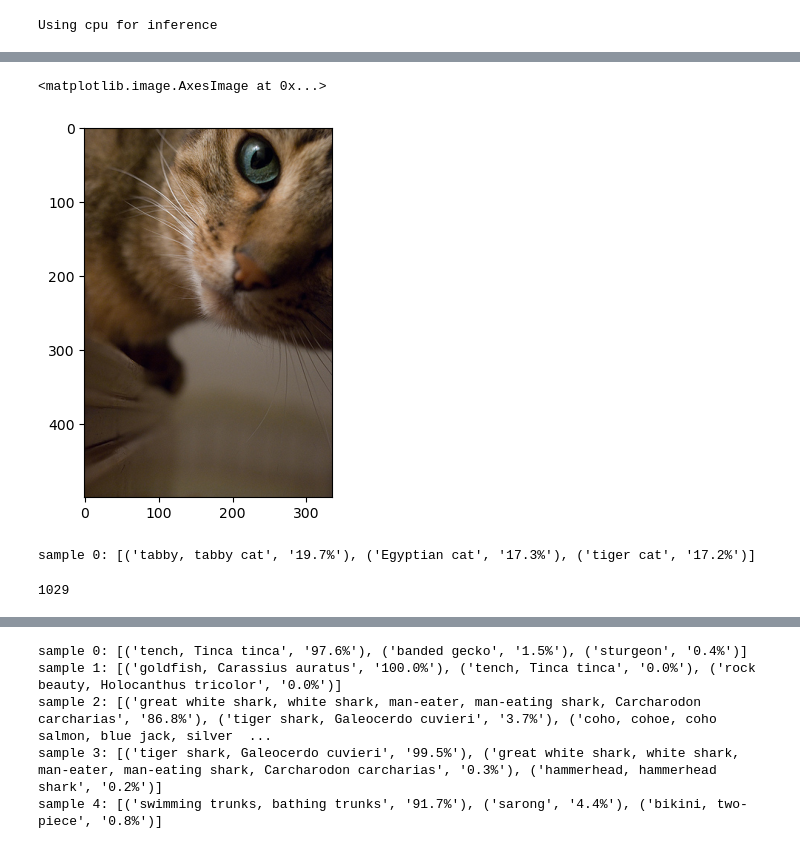
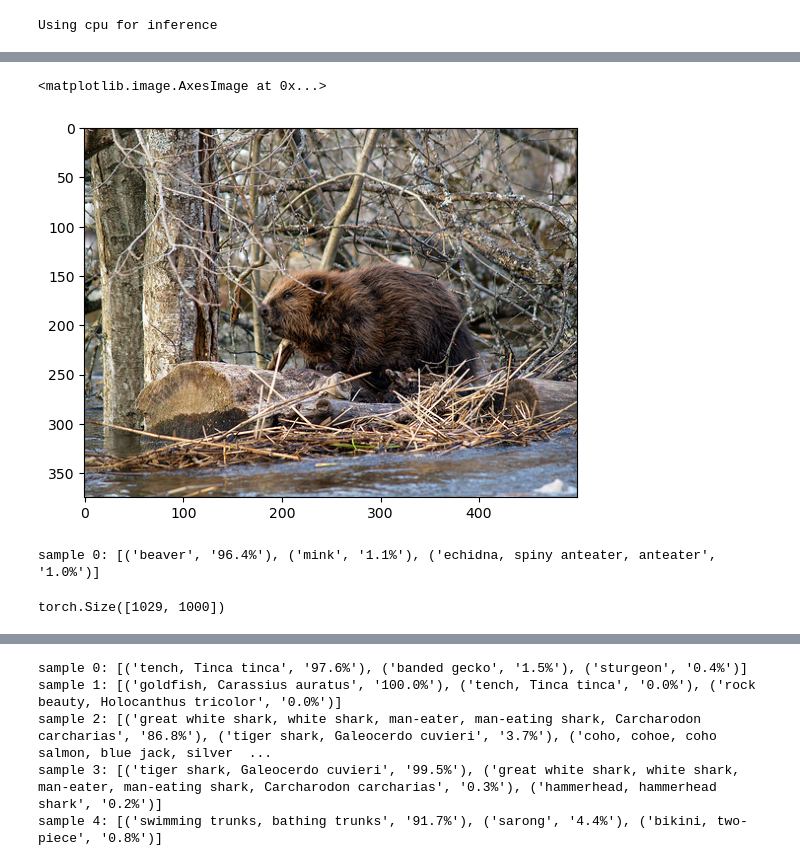
Before and after one commit to SarahHarvey/decoding-similarity, a Jupyter notebook: compare-Jacobians.ipynb, the cells around one changed output, grey strips where cells are left out. Drawn from its saved outputs; the diff is of its cells as text; code cells hidden in the pictures.

```diff
--- a/compare-Jacobians.ipynb
+++ b/compare-Jacobians.ipynb
@@ -78,13 +78,13 @@ fnames = os.listdir('/mnt/ceph/users/sharvey/decoding/imagenet-sample-images/cla
 # %%
 # Show an image
 
-trial_image = fnames[11]
+trial_image = fnames[15]
 input_image = Image.open('/mnt/ceph/users/sharvey/decoding/imagenet-sample-images/class1/test/'+ trial_image)
 
 plt.imshow(input_image)
 # %% [output]
 <matplotlib.image.AxesImage at 0x...>
-[figure, old version]
+[figure, new version]
 # %%
 # Define preprocessing
 preprocess = transforms.Compose([
@@ -105,7 +105,7 @@ with torch.no_grad():
 
 results = utils.pick_n_best(predictions=output, n=3)
 # %% [output]
-sample 0: [('tabby, tabby cat', '19.7%'), ('Egyptian cat', '17.3%'), ('tiger cat', '17.2%')]
+sample 0: [('beaver', '96.4%'), ('mink', '1.1%'), ('echidna, spiny anteater, anteater', '1.0%')]
 # %%
 ## Extract Jacobians between the output and intermediate layers
 # %%
@@ -176,9 +149,9 @@ with torch.no_grad():
 
 # jacobian = torch.autograd.functional.jacobian(anet_2nd, x1)
 # %%
-x2.shape[0]
+x2.shape
 # %% [output]
-1029
+torch.Size([1029, 1000])
 # %%
 Js_anet = []
 for i in np.arange(x2.shape[0]):
```
Also changed, not shown: parts of 19 cells of this notebook, 1 other file.
